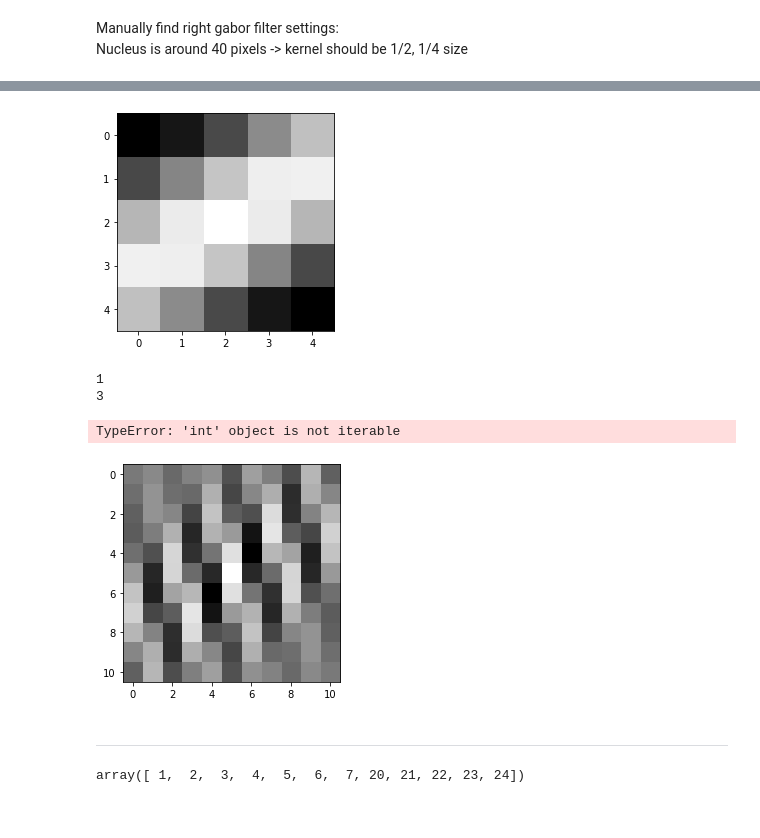
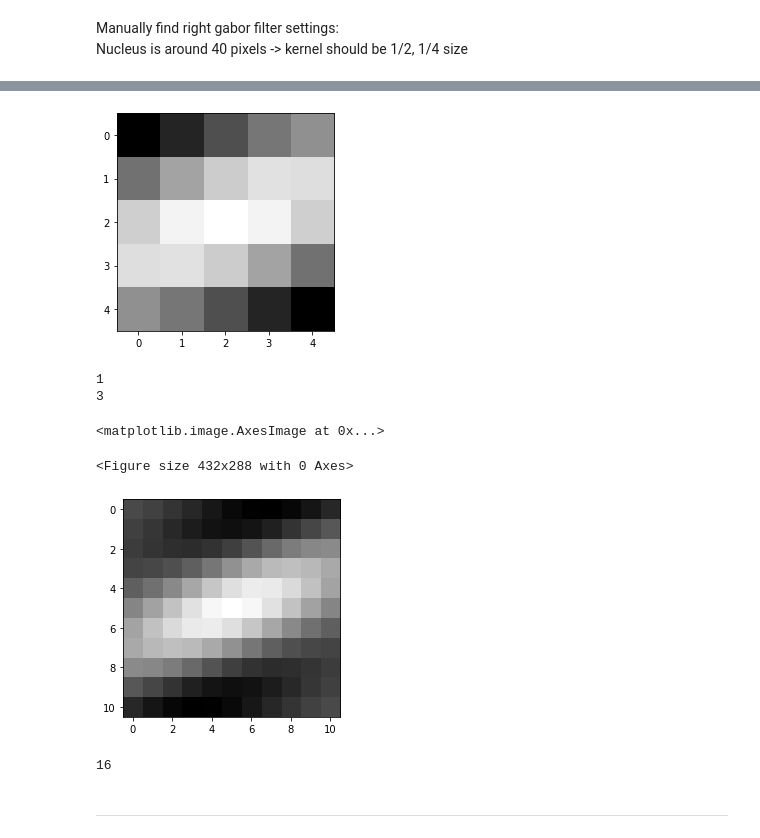
Before and after one commit to CS-433/ml-project-2-transcripted_cherry, a Jupyter notebook: Jupyter notebooks/classification.ipynb, the cells around one changed output, grey strips where cells are left out. Saved outputs shown, nothing was run; the diff lists cells and outputs as text; code cells hidden in the pictures.

```diff
--- a/Jupyter notebooks/classification.ipynb
+++ b/Jupyter notebooks/classification.ipynb
@@ -205,3 +150,0 @@ plt.imshow(patch_data, cmap='gray')
-# %%
-kernel = cv2.getGaborKernel((5,5), 3, np.pi*0.5, np.pi *0.75, 0.5, 0, ktype = cv2.CV_32F)
-plt.imshow(kernel, cmap='gray')
@@ -212,13 +152,15 @@ plt.imshow(kernel, cmap='gray')
 sigmas = [1,3]
 tilts = [0,0.25,0.5,0.75] # perpendicular, diagonal, horizontal, other diagonal
 Wavelengths = [0,0.25,0.5,0.75]
+gamma =  0.5 # Spatial aspect ratio
+psi = 0 # Phase offset.
 for tilt in tilts:
     for sigma in sigmas:
         for lambd in Wavelengths:
-            kernel = cv2.getGaborKernel((5,5), sigma, tilt, lambd, 0.5, 0, ktype = cv2.CV_32F)
+            kernel = cv2.getGaborKernel((10,10), sigma, tilt, lambd, gamma, psi, ktype = cv2.CV_32F)
             plt.imshow(kernel, cmap='gray')
 # %% [output]
-[figure, old version]
+[figure, new version]
 # %%
 a = [1,3]
 for i in a:
@@ -229,31 +171,34 @@ for i in a:
 # %%
 # prepare Gabor filter bank kernels
 kernels = []
 
-ksize = 10
-sigma = [1,3]
-n_theta = 3
-gamma = 0.5
-phi = 0
-lambd = 1*np.pi/4
-
-
-for theta in (4,4): #range(n_theta): # Direction
-    theta = 1*np.pi / n_theta
-    for sigma in sigma: # size, large sigma might miss small features
-        kernel = cv2.getGaborKernel((ksize,ksize), sigma, theta,lambd, gamma, phi, ktype = cv2.CV_32F)
-        plt.imshow(kernel, cmap='gray')
-        kernels.append(kernel)
+sigmas = [1,3]
+tilts = [0,0.25,0.5,0.75] # perpendicular, diagonal, horizontal, other diagonal
+Wavelengths = [0,0.75]
+gamma =  0.5 # Spatial aspect ratio
+psi = 0 # Phase offset.
+for tilt in tilts:
+    for sigma in sigmas:
+        for lambd in Wavelengths:
+            kernel = cv2.getGaborKernel((10,10), sigma, tilt, lambd, gamma, psi, ktype = cv2.CV_32F)
+            kernels.append(kernel)
 
 image = patch_data
+g_response = []
 feats = np.zeros((len(kernels), 2), dtype=np.double)
 plt.figure()
 for k, kernel in enumerate(kernels):
     filtered = ndi.convolve(image, kernel, mode='wrap')
-    plt.figure()
-    plt.imshow(kernel, cmap='gray')
+    g_response.append(filtered)
+plt.figure()
+plt.imshow(kernel, cmap='gray')
 # %% [output]
-TypeError: 'int' object is not iterable
+<matplotlib.image.AxesImage at 0x...>
+<Figure size 432x288 with 0 Axes>
-[figure, old version]
+[figure, new version]
+# %%
+len(g_response)
+# %% [output]
+16
 # %% [markdown]
 ***
@@ -265,8 +205,3 @@ from scipy import ndimage as ndi
-# %%
-b= np.array([1,2,3,4,5,6,7,20,21,22,23,24])
-b
-# %% [output]
-array([ 1,  2,  3,  4,  5,  6,  7, 20, 21, 22, 23, 24])
 # %%
 # prepare Gabor filter bank kernels
 kernels = []
```
Also changed, not shown: parts of 27 cells of this notebook.
